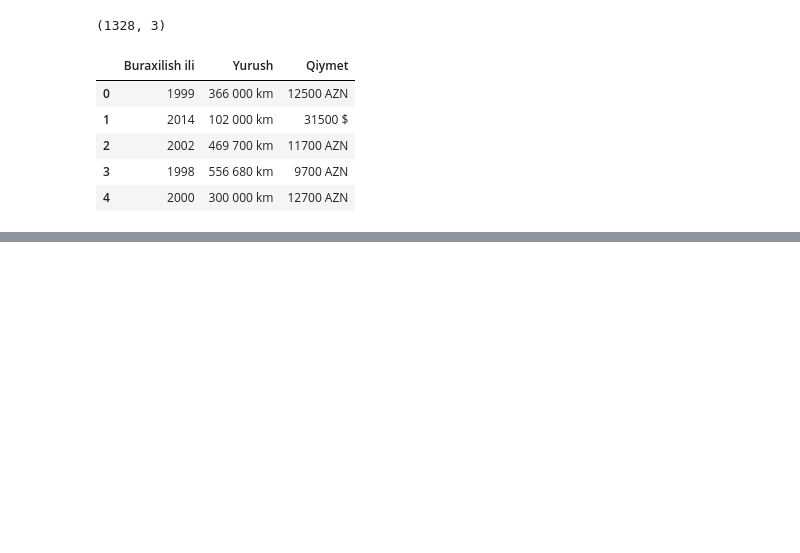
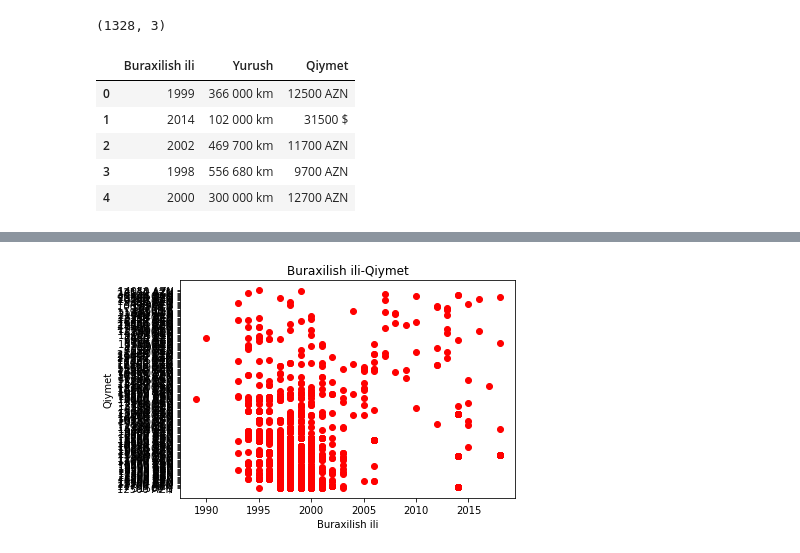
Before and after one commit to Musadiq-Aliyev/Linear-Regression, a Jupyter notebook: Linear Regression.ipynb, the cells around one changed output, grey strips where cells are left out. Cells and saved outputs as stored; diff of their text form; code cells hidden in the pictures; blank space fills up the shorter version.

```diff
--- a/Linear Regression.ipynb
+++ b/Linear Regression.ipynb
@@ -17,0 +31,8 @@ data.head()
+# %%
+plt.scatter(il,qiymet,c='r')
+plt.title("Buraxilish ili-Qiymet")
+plt.xlabel("Buraxilish ili")
+plt.ylabel("Qiymet")
+plt.show()
+# %% [output]
+[figure, added]
```
Also changed, not shown: parts of 6 cells of this notebook.
